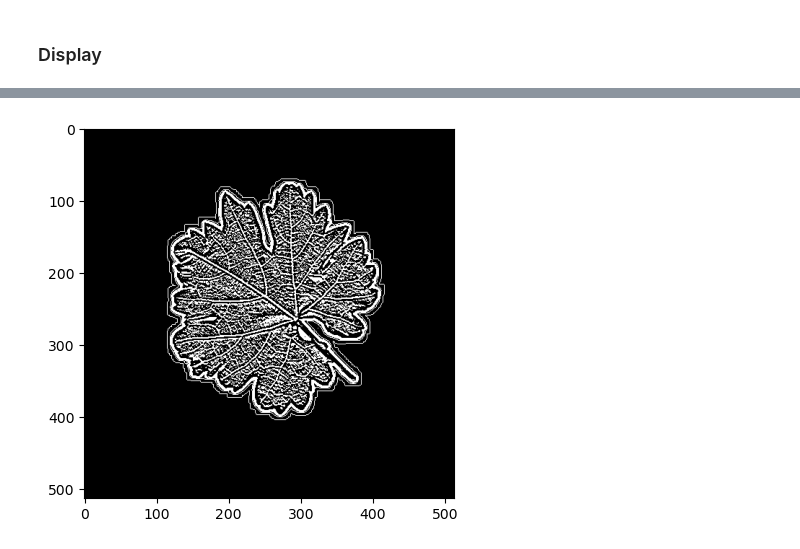
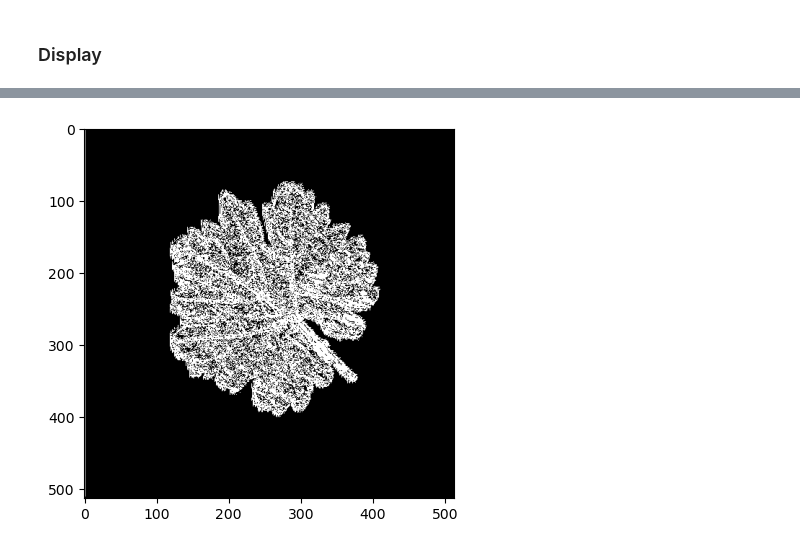
Before and after one commit to LukasSkaane/EdgeDetectionPaper, a Jupyter notebook: main.ipynb, the cells around one changed output, grey strips where cells are left out. Saved outputs shown, nothing was run; the diff lists cells and outputs as text; code cells hidden in the pictures.

```diff
--- a/main.ipynb
+++ b/main.ipynb
@@ -23,8 +23,8 @@ directory = 'C:\\Users\\lukas\\OneDrive\\Desktop\\Programming\\PycharmProjects\\
 
 directory2 = 'C:\\Users\\lukas\\OneDrive\\Desktop\\Programming\\PycharmProjects\\EdgeDetectionPaper\\images\\Leaves'
 
-for folder in os.listdir(directory2):
-    sub_folder = os.path.join(directory2, folder)
+for folder in os.listdir(directory):
+    sub_folder = os.path.join(directory, folder)
     for img in os.listdir(sub_folder):
         img = os.path.join(sub_folder, img)
 
@@ -311,5 +302,5 @@ display_images(laplacian_th_images)
 # %%
-plt.imshow(laplacian_th_images['str:',1][5], cmap=color_map)
+plt.imshow(SF_th_images['str:',0][5], cmap=color_map)
 plt.show()
 # %% [output]
-[figure, old version]
+[figure, new version]
```
Also changed, not shown: parts of 4 cells of this notebook, 8 other files.
